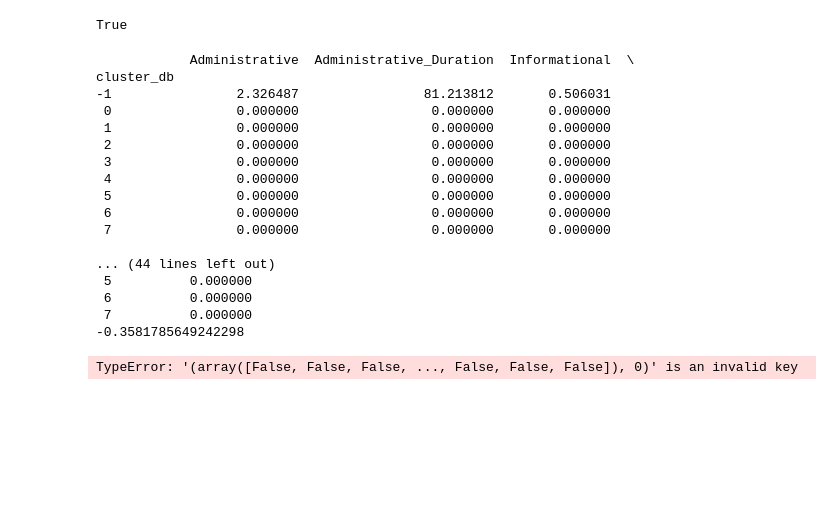
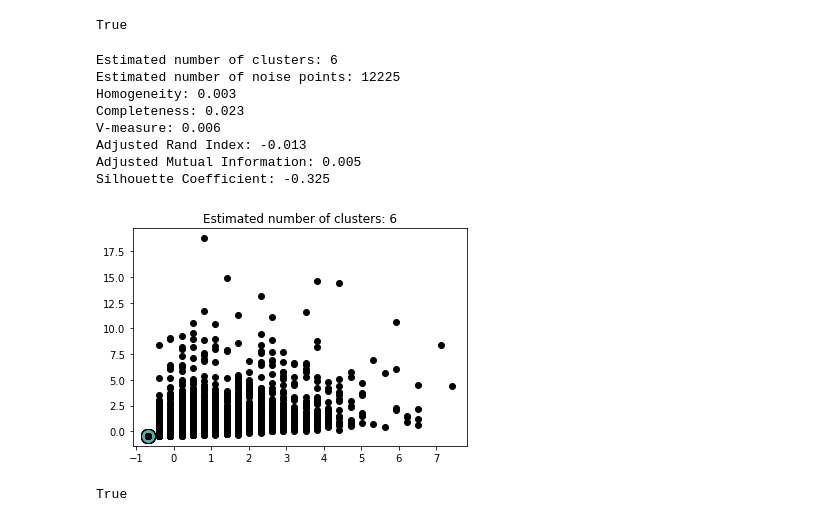
Before and after one commit to Slian22/Cluster_ML, a Jupyter notebook: Demo.ipynb, the cells around one changed output. Saved outputs shown, nothing was run; the diff lists cells and outputs as text; code cells hidden in the pictures; blank space fills up the shorter version.

```diff
--- a/Demo.ipynb
+++ b/Demo.ipynb
@@ -56,26 +56,18 @@ Judge_2('data/trans_2.csv',5)
 True
 # %%
 from Quick_Init import *
-DBS_('data/trans_1.csv')
+DBS_('data/trans_2.csv')
 # %% [output]
-            Administrative  Administrative_Duration  Informational  \
-cluster_db
--1                2.326487                81.213812       0.506031
- 0                0.000000                 0.000000       0.000000
- 1                0.000000                 0.000000       0.000000
- 2                0.000000                 0.000000       0.000000
- 3                0.000000                 0.000000       0.000000
- 4                0.000000                 0.000000       0.000000
- 5                0.000000                 0.000000       0.000000
- 6                0.000000                 0.000000       0.000000
- 7                0.000000                 0.000000       0.000000
-
-... (44 lines left out)
- 5          0.000000
- 6          0.000000
- 7          0.000000
--0.3581785649242298
+Estimated number of clusters: 6
+Estimated number of noise points: 12225
+Homogeneity: 0.003
+Completeness: 0.023
+V-measure: 0.006
+Adjusted Rand Index: -0.013
+Adjusted Mutual Information: 0.005
+Silhouette Coefficient: -0.325
+[figure, added]
-TypeError: '(array([False, False, False, ..., False, False, False]), 0)' is an invalid key
+True
 # %%
 from Quick_Init import *
 Agglo('data/trans_1.csv',5)
```
Also changed, not shown: parts of 1 cell of this notebook, 2 other files.
